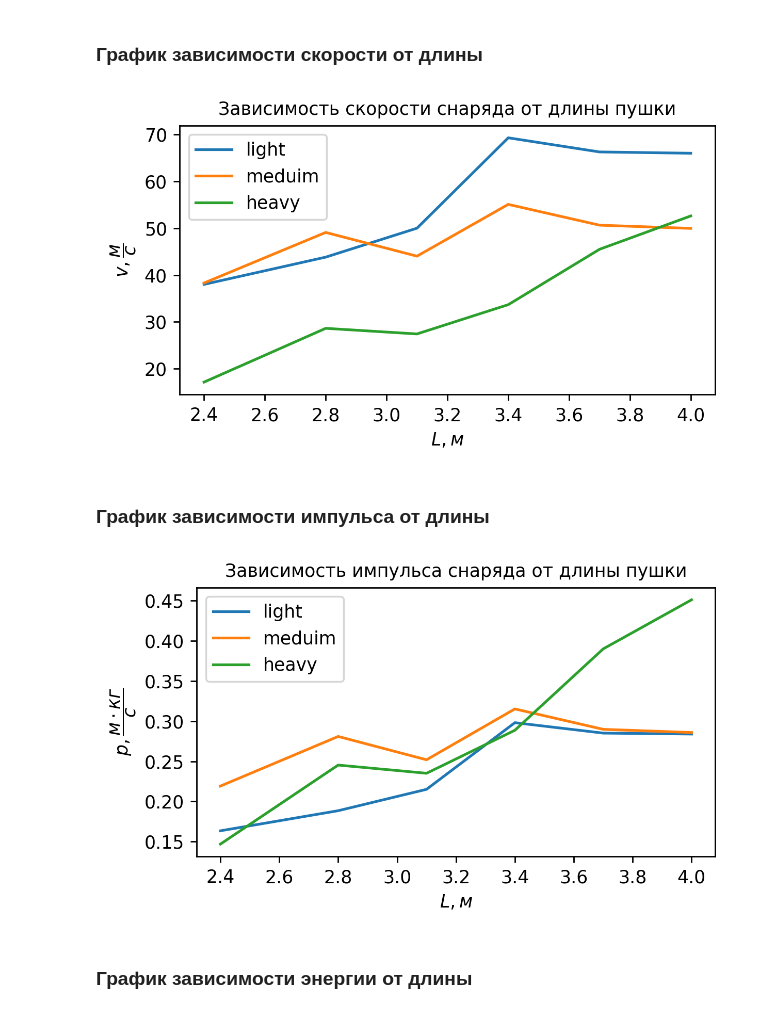
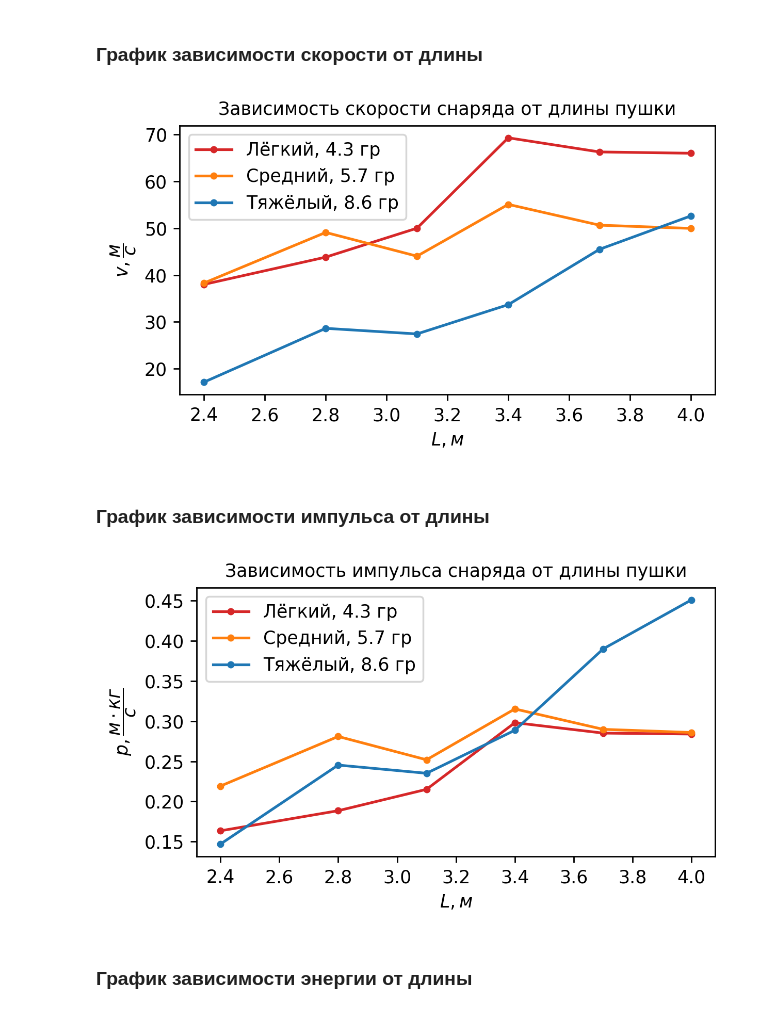
Before and after one commit to galera951/vacuum-cannon, a Jupyter notebook: data/plots.ipynb, the cells around one changed output. Cells and saved outputs as stored; diff of their text form; code cells hidden in the pictures.

```diff
--- a/data/plots.ipynb
+++ b/data/plots.ipynb
@@ -11,7 +11,7 @@ tube = {
 
 bullets = [
     {
-        "name": "light",
+        "name": "Лёгкий",
         "mass": 4.30e-3,
         "color": "tab:red",
         "velocity": {
@@ -20,7 +20,7 @@ bullets = [
         }
     },
     {
-        "name": "meduim",
+        "name": "Средний",
         "mass": 5.72e-3,
         "color": "tab:orange",
         "velocity": {
@@ -29,7 +29,7 @@ bullets = [
         }
     },
     {
-        "name": "heavy",
+        "name": "Тяжёлый",
         "mass": 8.57e-3,
         "color": "tab:blue",
         "velocity": {
@@ -62,19 +62,22 @@ out_path = lambda x: fr'..\article\img\{x}.png'
 # %%
 plt.figure(figsize=fig_size, dpi=dpi)
 
 for bullet in bullets:
     name = bullet['name']
+    m = bullet['mass']
+    label = f'{name}, {m*1e3:.1f} гр'
+    color = bullet['color']
     av_velocity = bullet['velocity']['average']
-    plt.plot(lengths, av_velocity, label=name)
+    plt.plot(lengths, av_velocity, label=label, color=color, marker='.')
 
 plt.xlabel('$L, м$')
 plt.ylabel('$v, \dfrac{м}{с}$')
 plt.title('Зависимость скорости снаряда от длины пушки', size='medium')
 plt.legend()
 plt.tight_layout()
 plt.savefig(out_path('V-on-L'))
 # %% [output]
-[figure, old version]
+[figure, new version]
 # %% [markdown]
 ### График зависимости импульса от длины
 # %%
@@ -83,8 +86,10 @@ plt.figure(figsize=fig_size, dpi=dpi)
 for bullet in bullets:
     name = bullet['name']
     m = bullet['mass']
+    label = f'{name}, {m*1e3:.1f} гр'
+    color = bullet['color']
     av_velocity = bullet['velocity']['average']
-    plt.plot(lengths, av_velocity * m, label=name)
+    plt.plot(lengths, av_velocity * m, label=label, color=color, marker='.')
 
 plt.xlabel('$L, м$')
 plt.ylabel('$p, \dfrac{м \cdot кг}{с}$')
@@ -93,7 +98,7 @@ plt.legend()
 plt.tight_layout()
 plt.savefig(out_path('P-on-L'))
 # %% [output]
-[figure, old version]
+[figure, new version]
 # %% [markdown]
 ### График зависимости энергии от длины
 # %%
```
Also changed, not shown: parts of 1 cell of this notebook, 5 other files.
